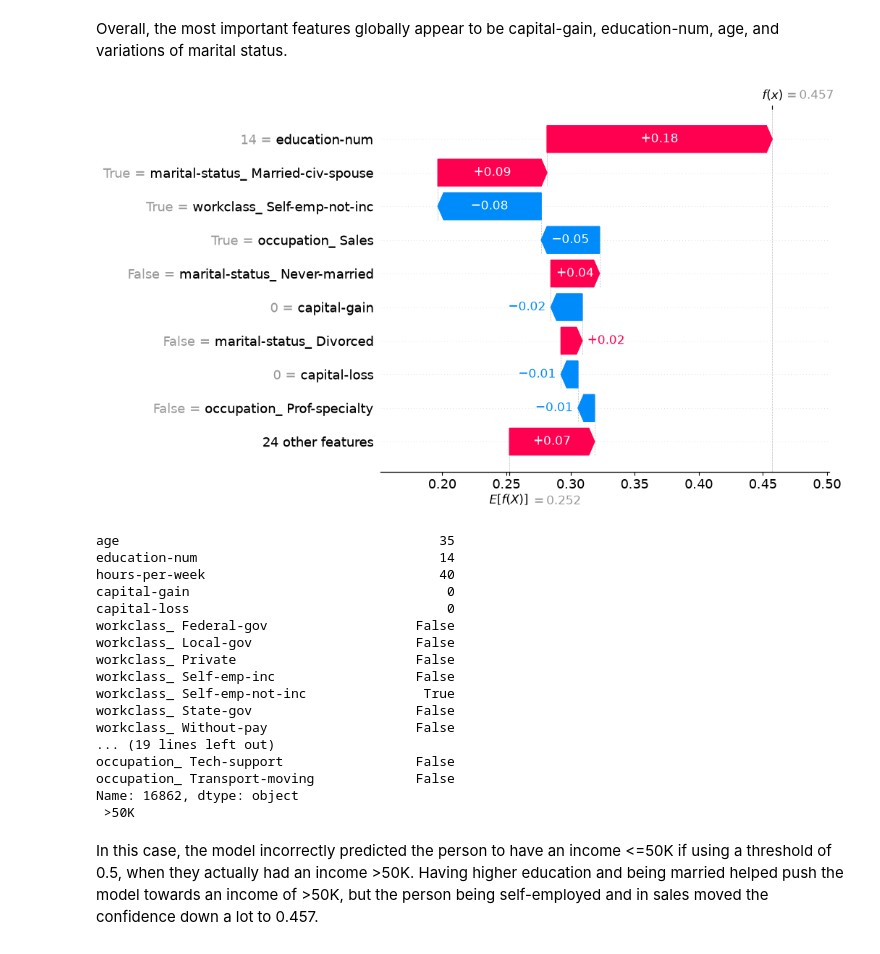
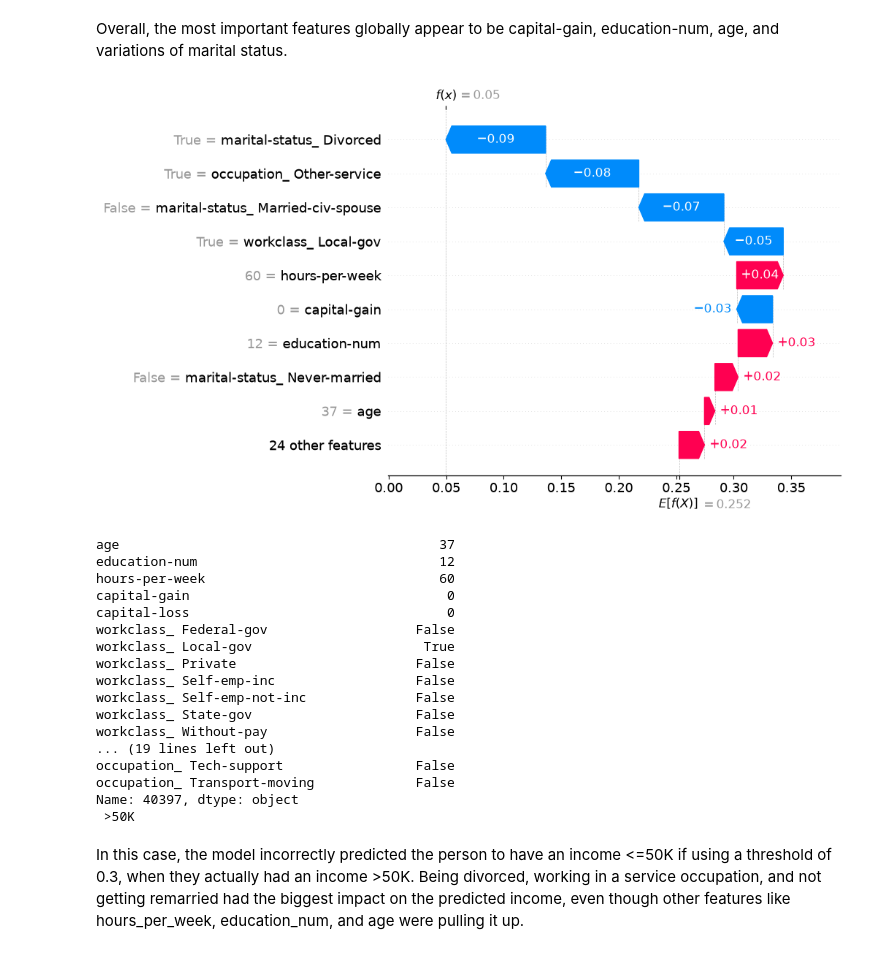
Before and after one commit to jeremy-mueller/adult-income-models, a Jupyter notebook: explainability.ipynb, the cells around one changed output. Drawn from its saved outputs; the diff is of its cells as text; code cells hidden in the pictures.

Commit message:
Update explainability to a 0.3 threshold

```diff
--- a/explainability.ipynb
+++ b/explainability.ipynb
@@ -43,33 +43,32 @@ dtype: float64
 Overall, the most important features globally appear to be capital-gain, education-num, age, and variations of marital status.
 # %%
 explainer = shap.Explainer(model.predict_proba, shap.maskers.Independent(X_train_scaled, max_samples=32223), seed=21)
-sv = explainer(X_test_scaled[:20])
+sv = explainer(X_test_scaled.loc[[40397]])
 # %%
 sv = sv[:, :, 1]
-sv.data = X_test.values
+sv.data = X_test.loc[[40397]].values
 # %%
-index = 14
-shap.plots.waterfall(sv[index])
-print(X_test.iloc[index])
-print(y_test.iloc[index])
+shap.plots.waterfall(sv[0])
+print(X_test.loc[40397])
+print(y_test.loc[40397])
 # %% [output]
-[figure, old version]
+[figure, new version]
-age                                         35
-education-num                               14
-hours-per-week                              40
+age                                         37
+education-num                               12
+hours-per-week                              60
 capital-gain                                 0
 capital-loss                                 0
 workclass_ Federal-gov                   False
-workclass_ Local-gov                     False
+workclass_ Local-gov                      True
 workclass_ Private                       False
 workclass_ Self-emp-inc                  False
-workclass_ Self-emp-not-inc               True
+workclass_ Self-emp-not-inc              False
 workclass_ State-gov                     False
 workclass_ Without-pay                   False
 ... (19 lines left out)
 occupation_ Tech-support                 False
 occupation_ Transport-moving             False
-Name: 16862, dtype: object
+Name: 40397, dtype: object
  >50K
 # %% [markdown]
-In this case, the model incorrectly predicted the person to have an income <=50K if using a threshold of 0.5, when they actually had an income >50K. Having higher education and being married helped push the model towards an income of >50K, but the person being self-employed and in sales moved the confidence down a lot to 0.457.
+In this case, the model incorrectly predicted the person to have an income <=50K if using a threshold of 0.3, when they actually had an income >50K. Being divorced, working in a service occupation, and not getting remarried had the biggest impact on the predicted income, even though other features like hours_per_week, education_num, and age were pulling it up.
```
Also changed, not shown: parts of 1 cell of this notebook.
